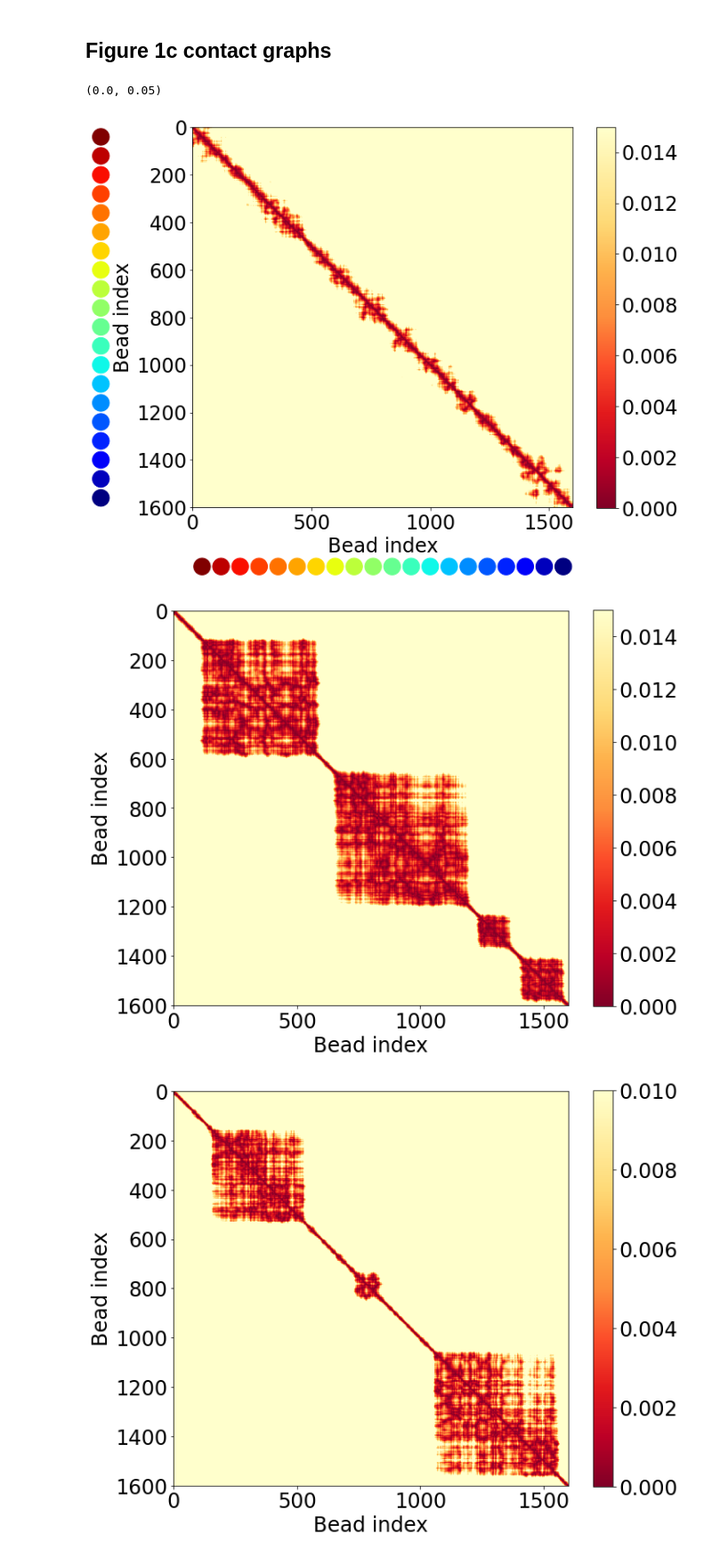
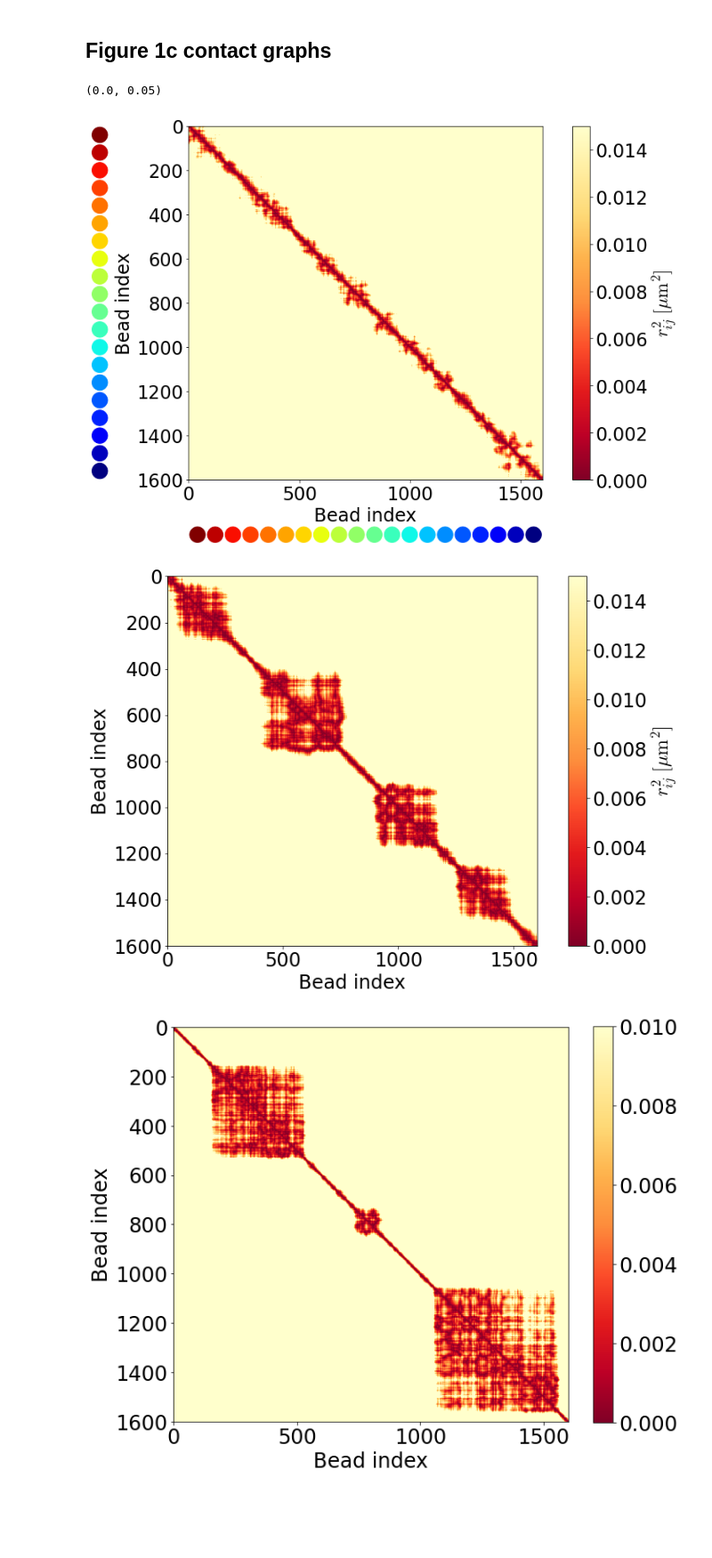
Before and after one commit to palladio11/aLENS_analysis, a Jupyter notebook: notebooks/chromatin_notebooks/Dyn_cond_figs/Figure1.ipynb, the cells around one changed output. Shown: that part at 89% size. Cells and saved outputs as stored; diff of their text form; code cells hidden in the pictures; blank space fills up the shorter version.

Commit message:
Improved figure 1

```diff
--- a/notebooks/chromatin_notebooks/Dyn_cond_figs/Figure1.ipynb
+++ b/notebooks/chromatin_notebooks/Dyn_cond_figs/Figure1.ipynb
@@ -108,7 +108,7 @@ def make_hic_from_com(fig, ax, com_arr, vmin=0, vmax=5, radius=.005):
     fig.colorbar(c, ax=ax,
                     # label=r"$\\log$(Inferred contact map) $\\sim$
                     # ($r_{{ij}}^2/2\\sigma^2$)")
-                    # label=r"$-r_{{ij}}^2\;\[\mu^{{\rm m}}^2\]$",
+                    label=r"$r_{ij}^2\; [ \mu{\rm m}^2 ]$",
                     )
     ax.set_aspect('equal')
     ax.invert_yaxis()
@@ -143,7 +157,7 @@ Final snapshot of the baseline simulation at 3um separation and Ke=100.
 ## Figure 1c contact graphs
 # %%
 # Uncondensed pinned contact graph
-data_path = ceph_path / 'DynCondPaper/23-10-20_aLc1_slice8.7._line1600_Pin1-13um_Ke.1-300_ks100/simulations/Ke100_Pin3.0um/'
+data_path = ceph_path / 'DynCondPaper/23-10-20_aLc1_slice8.7._line1600_Pin1-13um_Ke.1-300/simulations/Ke100_Pin3.0um/'
 ss_ind = 1
 end_ind = -1
 start_bead = 0
@@ -154,7 +168,7 @@ with h5py.File(next(data_path.glob('analysis/raw*.h5')), 'r+') as h5_data:
 
     sy_dat = h5_data['raw_data/sylinders'][start_bead:end_bead, :, ss_ind:end_ind]
     com_arr = .5 * (sy_dat[:, 2:5, :] + sy_dat[:, 5:8, :])
-    fig, ax = plt.subplots(figsize=(10, 8))
+    fig, ax = plt.subplots(figsize=(12, 8))
 
     make_hic_from_com(fig, ax, com_arr[:,:,0], vmax=.015)
 
@@ -166,39 +180,38 @@ new_pos = [orig_pos.x0, orig_pos.y0 - 0.15, orig_pos.width, 0.05]
 ax2 = fig.add_axes(new_pos)
 # ax2.set_xlim(0, orig_pos.width)
 ax2.set_ylim(0, .05)
 ax2.set_aspect('equal')
 
-new_pos = [orig_pos.x0-.18, orig_pos.y0, 0.05, orig_pos.height]
+new_pos = [orig_pos.x0-.16, orig_pos.y0, 0.05, orig_pos.height]
 ax3 = fig.add_axes(new_pos)
 # ax2.set_xlim(0, orig_pos.width)
 _ = ax3.set_xlim(0, .05)
 _ = ax3.set_aspect('equal')
 
 # Make the new axes invisible
-# Add a red circle to the new axes
 new_width = ax2.get_xlim()[1]
 new_height = ax3.get_ylim()[1]
 n_circle = int(new_width / .05)
 rb_colors = mpl.cm.get_cmap('jet_r', n_circle)(np.linspace(0, 1, n_circle))
 
 for i, color in enumerate(rb_colors):
 
     xaxis_circle = Circle((i*new_width/n_circle + .025, .025), .022, color=color)
     yaxis_circle = Circle((.025, i*new_height/n_circle + .025), .022, color=color)
 
     _ = ax2.add_patch(xaxis_circle)
     _ = ax3.add_patch(yaxis_circle)
 _ = ax2.axis('off')
 _ = ax3.invert_yaxis()
 _ = ax3.axis('off')
 
 fig.savefig('Figure1/uncondensed_pinned_fig1c.png', dpi=600, bbox_inches='tight')
 # %% [output]
 (0.0, 0.05)
-[figure, old version]
+[figure, new version]
 # %%
 # Uncondensed contact graph
-data_path = ceph_path / 'DynCondPaper/23-10-20_aLc1_slice8.7._line1600_Pin1-13um_2xKe.1-300_ks100/simulations/Ke100_Pin3.0um/'
+data_path = ceph_path / 'DynCondPaper/23-10-20_aLc1_slice8.7._line1600_Pin1-13um_2xKe.1-300/simulations/Ke100_Pin3.0um/'
 ss_ind = 1
 end_ind = -1
 start_bead = 0
@@ -209,14 +222,14 @@ with h5py.File(next(data_path.glob('analysis/raw*.h5')), 'r+') as h5_data:
 
     sy_dat = h5_data['raw_data/sylinders'][start_bead:end_bead, :, ss_ind:end_ind]
     com_arr = .5 * (sy_dat[:, 2:5, :] + sy_dat[:, 5:8, :])
-    fig, ax = plt.subplots(figsize=(10, 8))
+    fig, ax = plt.subplots(figsize=(12, 8))
 
     # make_hic_from_com(fig, ax, com_arr[:,:,-1], log=True, vmin=-25, sigma=.01, radius=.005)
     make_hic_from_com(fig, ax, com_arr[:,:,-1], vmax=.015)
 
 fig.savefig('Figure1/condensed_pinned_fig1.png', dpi=600, bbox_inches='tight')
 # %% [output]
-[figure, old version]
+[figure, new version]
 # %%
 # Uncondensed contact graph
 data_path = ceph_path / 'DynCondPaper/23-10-20_aLc1_slice8.7._line1600_Pin1-13um_2xKe.1-300_ks100/simulations/Ke100_Pin5.0um/'
```
Also changed, not shown: parts of 1 cell of this notebook, 4 other files.
